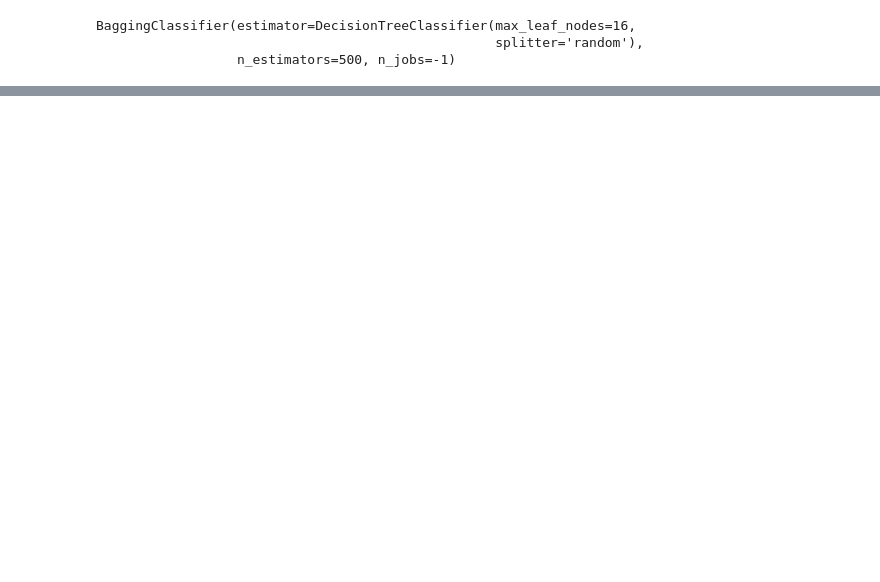
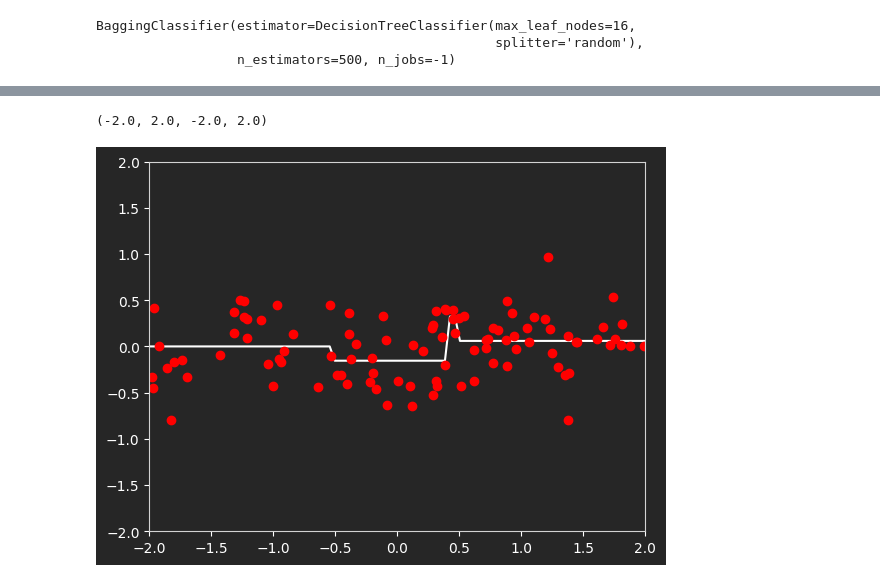
Before and after one commit to abhishak3/MLM, a Jupyter notebook: EnsembleLearning.ipynb, the cells around one changed output, grey strips where cells are left out. Cells and saved outputs as stored; diff of their text form; code cells hidden in the pictures; blank space fills up the shorter version.

```diff
--- a/EnsembleLearning.ipynb
+++ b/EnsembleLearning.ipynb
@@ -155,0 +220,12 @@ plot_dataset(X_train, y_train)
+# %%
+y4 = y2 - y3
+tree3 = DecisionTreeRegressor(max_depth=2)
+tree3.fit(X, y4)
+y5 = tree3.predict(X).reshape(-1, 1)
+
+reg_dec_boundary(tree3, X)
+plt.plot(X, y4, 'ro')
+plt.axis([-2, 2, -2, 2])
+# %% [output]
+(-2.0, 2.0, -2.0, 2.0)
+[figure, added]
```
Also changed, not shown: parts of 29 cells of this notebook.
